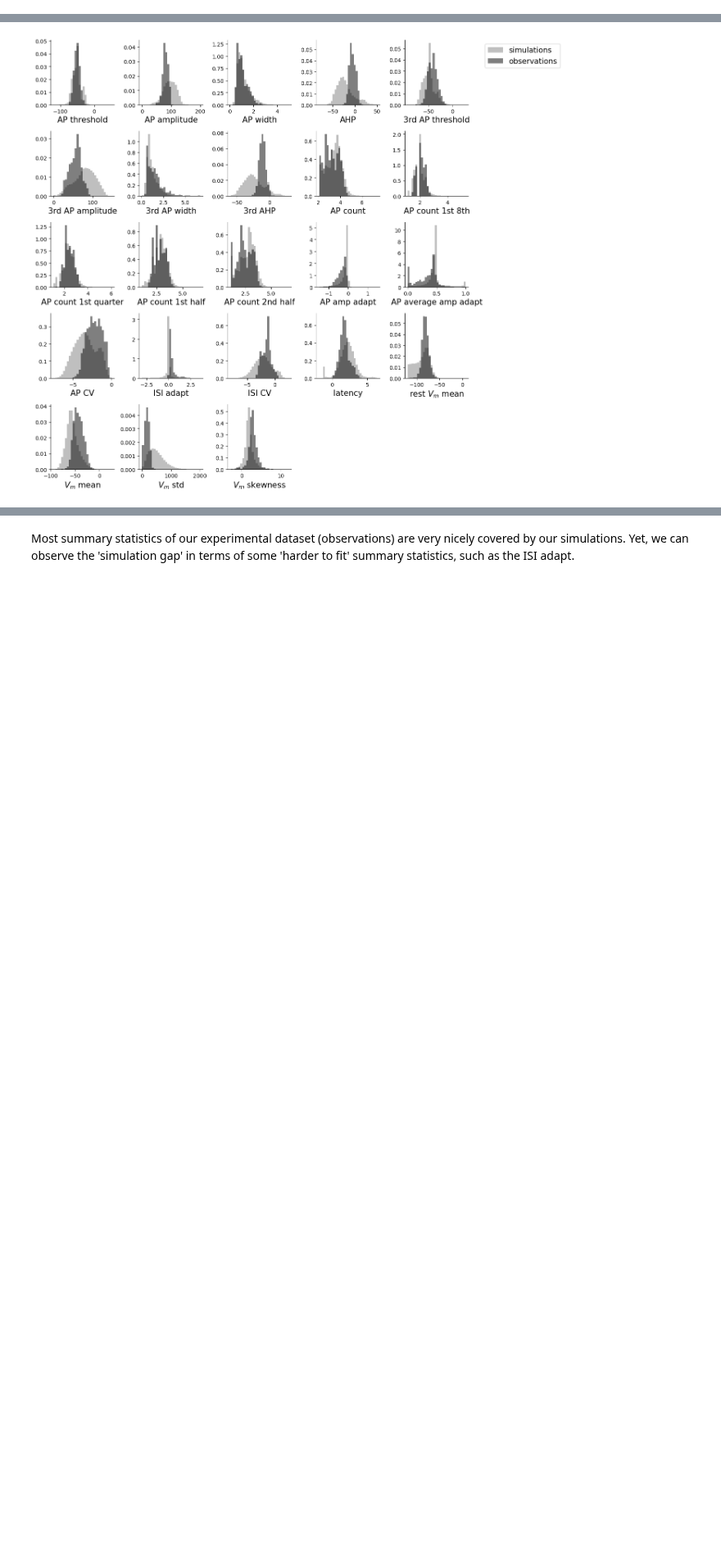
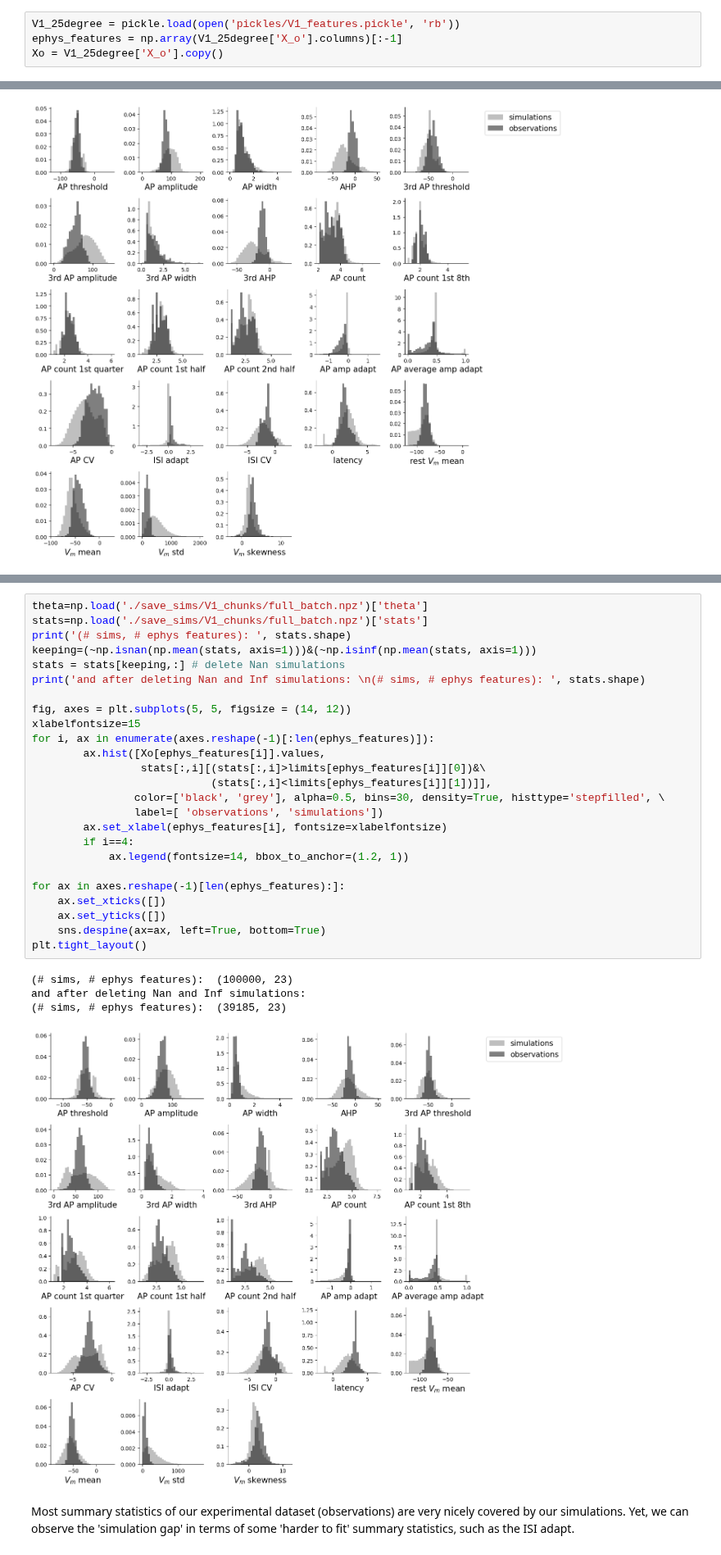
Before and after one commit to berenslab/hh_sbi, a Jupyter notebook: code/build_simulations.ipynb, the cells around one changed output, grey strips where cells are left out. Shown at 82% size. Drawn from its saved outputs; the diff is of its cells as text; blank space fills up the shorter version.

```diff
--- a/code/build_simulations.ipynb
+++ b/code/build_simulations.ipynb
@@ -47,2 +51,6 @@ celltypes=prop['RNA type']
+# %%
+V1_25degree = pickle.load(open('pickles/V1_features.pickle', 'rb'))
+ephys_features = np.array(V1_25degree['X_o'].columns)[:-1]
+Xo = V1_25degree['X_o'].copy()
 # %% [markdown]
 ## The uniform prior
@@ -212,3 +344,33 @@ and after deleting Nan and Inf simulations:
+# %%
+theta=np.load('./save_sims/V1_chunks/full_batch.npz')['theta']
+stats=np.load('./save_sims/V1_chunks/full_batch.npz')['stats']
+print('(# sims, # ephys features): ', stats.shape)
+keeping=(~np.isnan(np.mean(stats, axis=1)))&(~np.isinf(np.mean(stats, axis=1)))
+stats = stats[keeping,:] # delete Nan simulations
+print('and after deleting Nan and Inf simulations: \n(# sims, # ephys features): ', stats.shape)
+
+fig, axes = plt.subplots(5, 5, figsize = (14, 12))
+xlabelfontsize=15
+for i, ax in enumerate(axes.reshape(-1)[:len(ephys_features)]):
+        ax.hist([Xo[ephys_features[i]].values,
+                 stats[:,i][(stats[:,i]>limits[ephys_features[i]][0])&\
+                            (stats[:,i]<limits[ephys_features[i]][1])]],
+                color=['black', 'grey'], alpha=0.5, bins=30, density=True, histtype='stepfilled', \
+                label=[ 'observations', 'simulations'])
+        ax.set_xlabel(ephys_features[i], fontsize=xlabelfontsize)
+        if i==4:
+            ax.legend(fontsize=14, bbox_to_anchor=(1.2, 1))
+
+for ax in axes.reshape(-1)[len(ephys_features):]:
+    ax.set_xticks([])
+    ax.set_yticks([])
+    sns.despine(ax=ax, left=True, bottom=True)
+plt.tight_layout()
+# %% [output]
+(# sims, # ephys features):  (100000, 23)
+and after deleting Nan and Inf simulations:
+(# sims, # ephys features):  (39185, 23)
+[figure, added]
 # %% [markdown]
 Most summary statistics of our experimental dataset (observations) are very nicely covered by our simulations. Yet, we can observe the 'simulation gap' in terms of some 'harder to fit' summary statistics, such as the ISI adapt.
 # %% [markdown]
```
Also changed, not shown: parts of 49 cells of this notebook, 5 other files.
